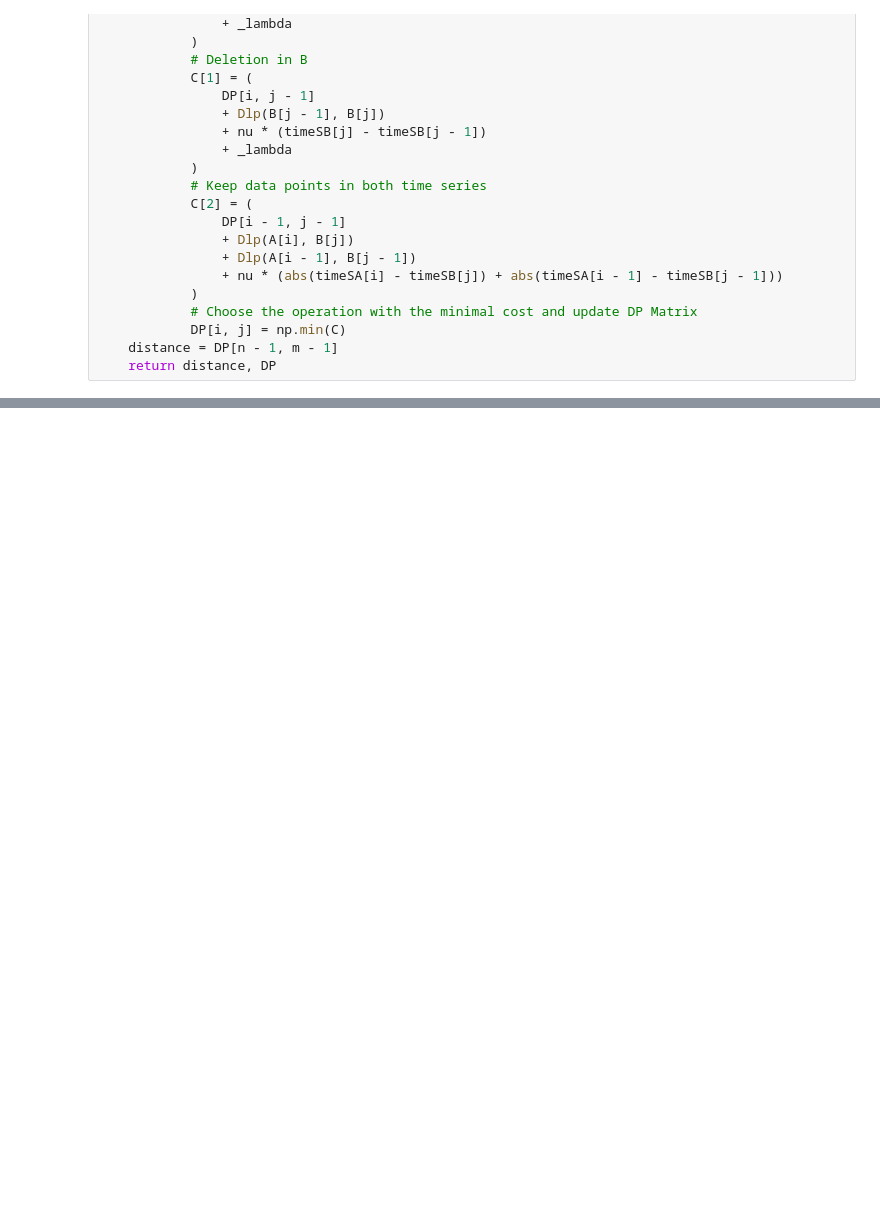
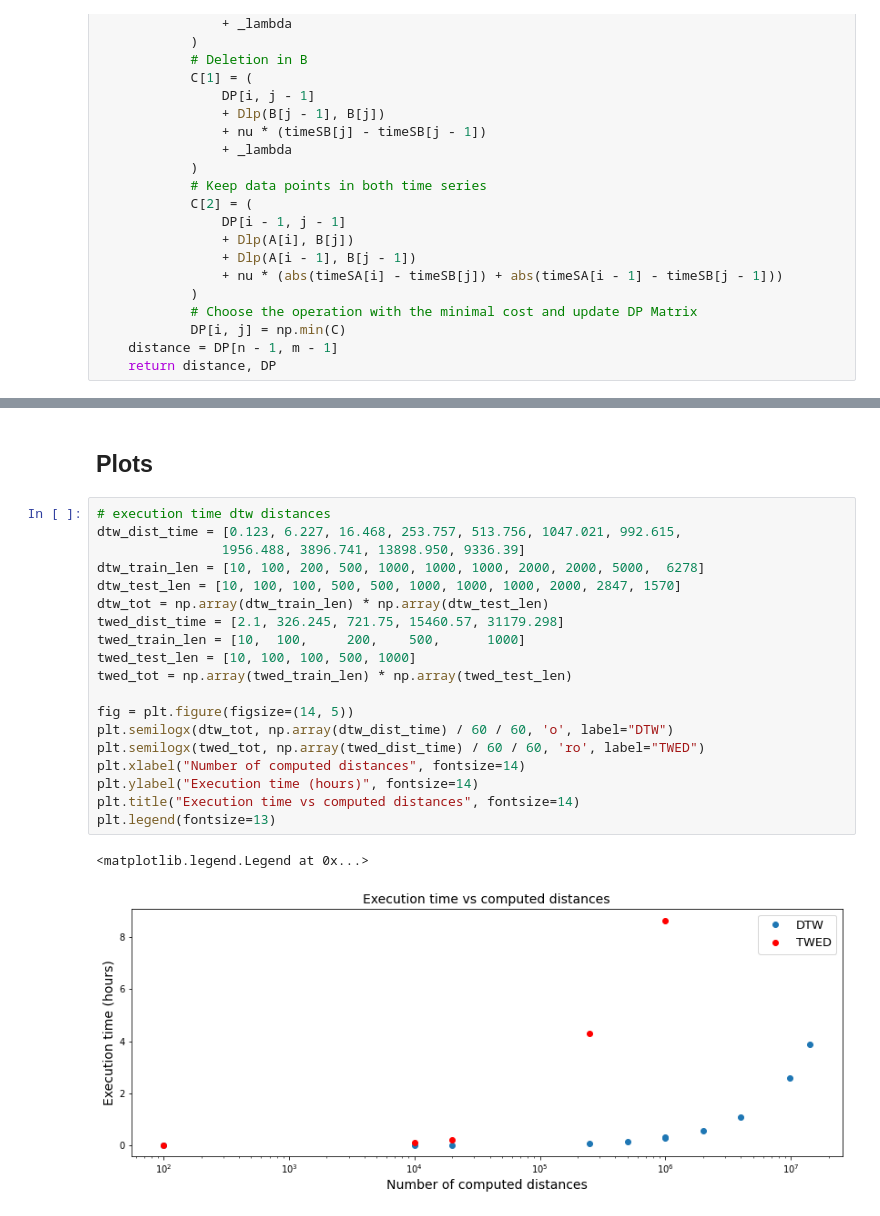
Before and after one commit to frmunozz/irregular-bag-of-pattern, a Jupyter notebook: notebooks/BruteForce.ipynb, the cells around one changed output, grey strips where cells are left out. Drawn from its saved outputs; the diff is of its cells as text; blank space fills up the shorter version.

Commit message:
update bruteforce tests

```diff
--- a/notebooks/BruteForce.ipynb
+++ b/notebooks/BruteForce.ipynb
@@ -458,0 +530,24 @@ b - a
+# %% [markdown]
+## Plots
+# %%
+# execution time dtw distances
+dtw_dist_time = [0.123, 6.227, 16.468, 253.757, 513.756, 1047.021, 992.615,
+                1956.488, 3896.741, 13898.950, 9336.39]
+dtw_train_len = [10, 100, 200, 500, 1000, 1000, 1000, 2000, 2000, 5000,  6278]
+dtw_test_len = [10, 100, 100, 500, 500, 1000, 1000, 1000, 2000, 2847, 1570]
+dtw_tot = np.array(dtw_train_len) * np.array(dtw_test_len)
+twed_dist_time = [2.1, 326.245, 721.75, 15460.57, 31179.298]
+twed_train_len = [10,  100,     200,    500,      1000]
+twed_test_len = [10, 100, 100, 500, 1000]
+twed_tot = np.array(twed_train_len) * np.array(twed_test_len)
+
+fig = plt.figure(figsize=(14, 5))
+plt.semilogx(dtw_tot, np.array(dtw_dist_time) / 60 / 60, 'o', label="DTW")
+plt.semilogx(twed_tot, np.array(twed_dist_time) / 60 / 60, 'ro', label="TWED")
+plt.xlabel("Number of computed distances", fontsize=14)
+plt.ylabel("Execution time (hours)", fontsize=14)
+plt.title("Execution time vs computed distances", fontsize=14)
+plt.legend(fontsize=13)
+# %% [output]
+<matplotlib.legend.Legend at 0x...>
+[figure, added]
```
Also changed, not shown: parts of 24 cells of this notebook, 2 other files.
